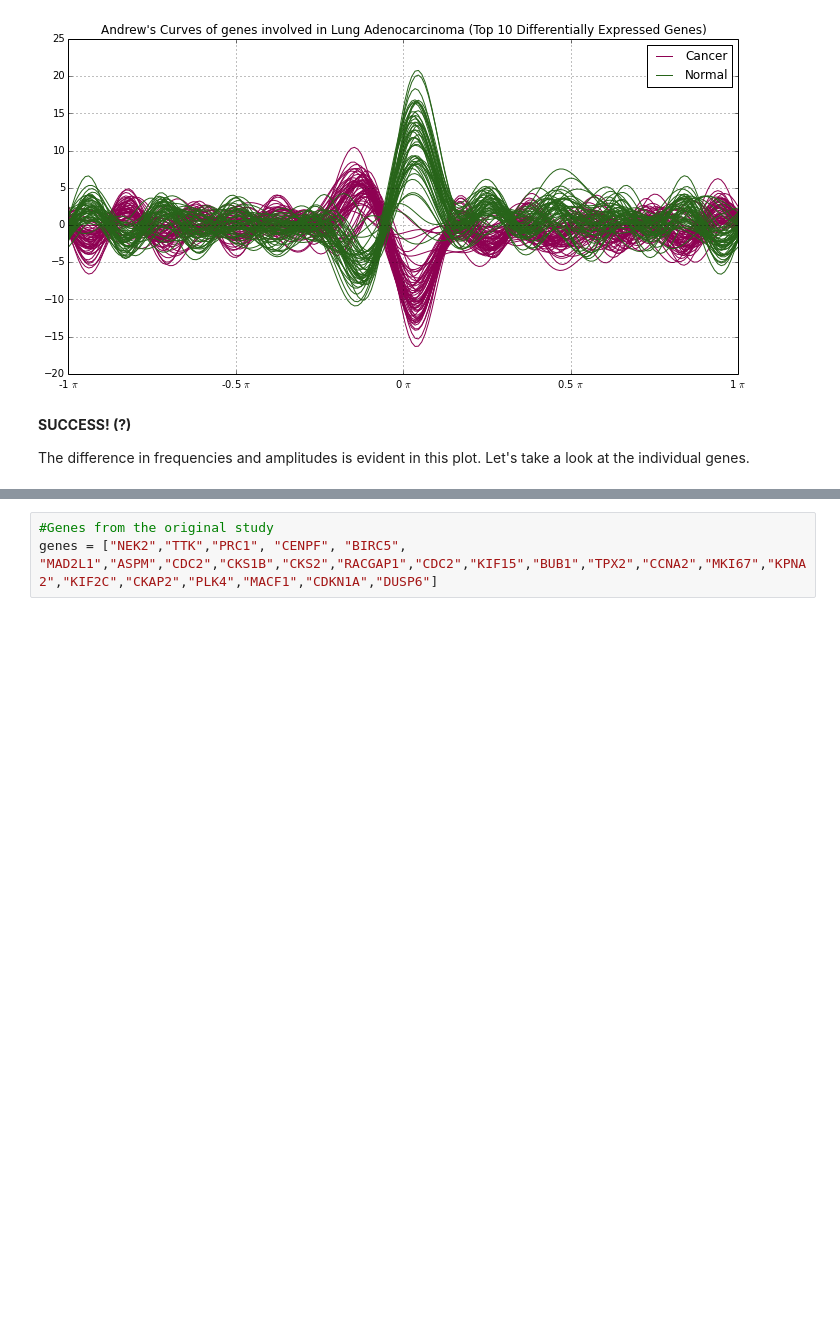
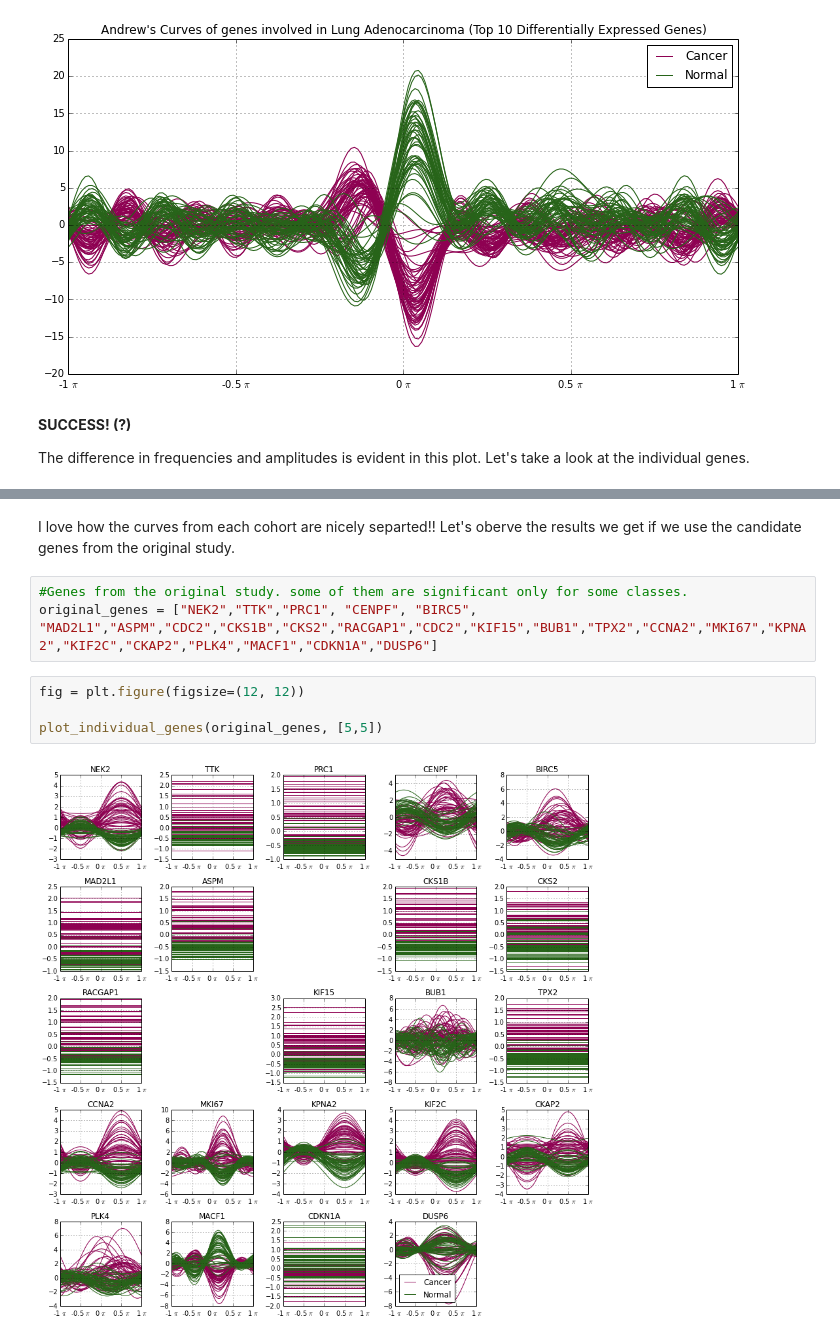
Before and after one commit to elpogzz/data-viz, a Jupyter notebook: multivariate_data_visualization.ipynb, the cells around one changed output, grey strips where cells are left out. Drawn from its saved outputs; the diff is of its cells as text; blank space fills up the shorter version.

```diff
--- a/multivariate_data_visualization.ipynb
+++ b/multivariate_data_visualization.ipynb
@@ -293,3 +293,11 @@ Until then, think with your head, use your heart for everything else!
+# %% [markdown]
+I love how the curves from each cohort are nicely separted!!  Let's oberve the results we get if we use the candidate genes from the original study.
 # %%
-#Genes from the original study
-genes = ["NEK2","TTK","PRC1", "CENPF", "BIRC5", "MAD2L1","ASPM","CDC2","CKS1B","CKS2","RACGAP1","CDC2","KIF15","BUB1","TPX2","CCNA2","MKI67","KPNA2","KIF2C","CKAP2","PLK4","MACF1","CDKN1A","DUSP6"]
+#Genes from the original study. some of them are significant only for some classes.
+original_genes = ["NEK2","TTK","PRC1", "CENPF", "BIRC5", "MAD2L1","ASPM","CDC2","CKS1B","CKS2","RACGAP1","CDC2","KIF15","BUB1","TPX2","CCNA2","MKI67","KPNA2","KIF2C","CKAP2","PLK4","MACF1","CDKN1A","DUSP6"]
+# %%
+fig = plt.figure(figsize=(12, 12))
+
+plot_individual_genes(original_genes, [5,5])
+# %% [output]
+[figure, added]
```
Also changed, not shown: parts of 30 cells of this notebook.
